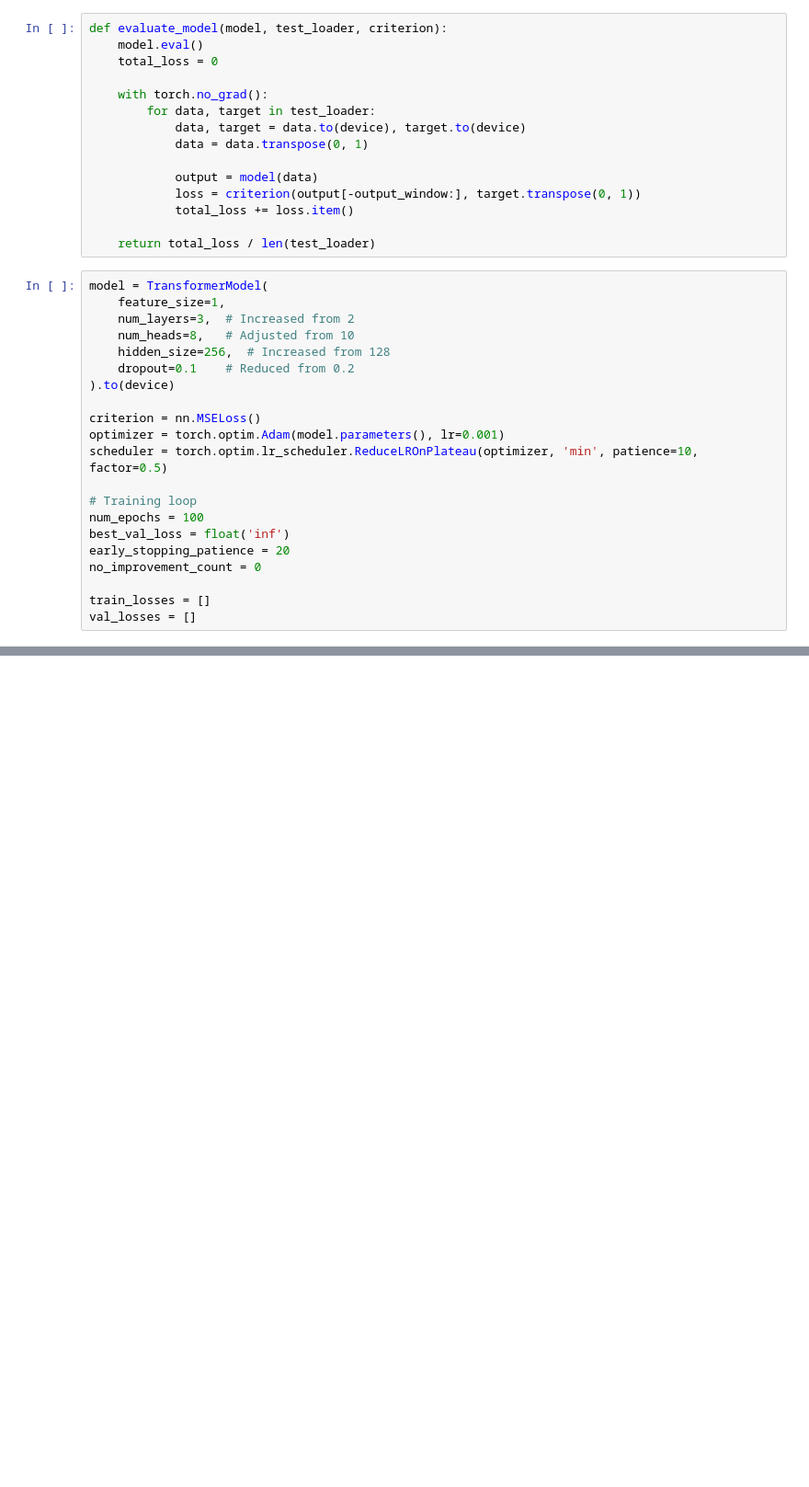
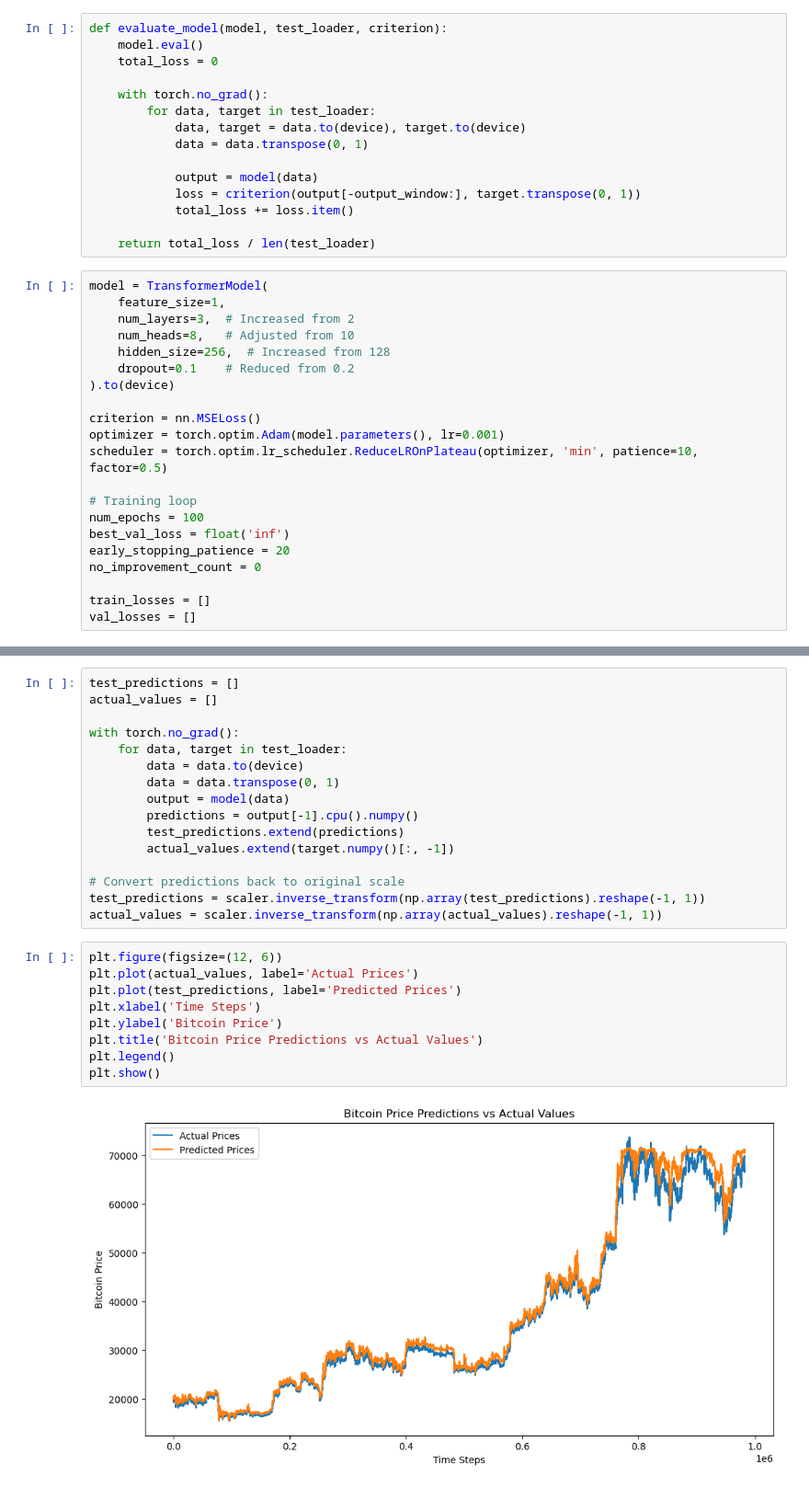
Before and after one commit to Doosheck/bitformer, a Jupyter notebook: transformer.ipynb, the cells around one changed output, grey strips where cells are left out. Shown at 92% size. Saved outputs shown, nothing was run; the diff lists cells and outputs as text; blank space fills up the shorter version.

```diff
--- a/transformer.ipynb
+++ b/transformer.ipynb
@@ -279,0 +305,27 @@ Epoch 0: Train Loss: 0.002618, Val Loss: 0.000505
+# %%
+test_predictions = []
+actual_values = []
+
+with torch.no_grad():
+    for data, target in test_loader:
+        data = data.to(device)
+        data = data.transpose(0, 1)
+        output = model(data)
+        predictions = output[-1].cpu().numpy()
+        test_predictions.extend(predictions)
+        actual_values.extend(target.numpy()[:, -1])
+
+# Convert predictions back to original scale
+test_predictions = scaler.inverse_transform(np.array(test_predictions).reshape(-1, 1))
+actual_values = scaler.inverse_transform(np.array(actual_values).reshape(-1, 1))
+# %%
+plt.figure(figsize=(12, 6))
+plt.plot(actual_values, label='Actual Prices')
+plt.plot(test_predictions, label='Predicted Prices')
+plt.xlabel('Time Steps')
+plt.ylabel('Bitcoin Price')
+plt.title('Bitcoin Price Predictions vs Actual Values')
+plt.legend()
+plt.show()
+# %% [output]
+[figure, added]
```
Also changed, not shown: parts of 3 cells of this notebook.
